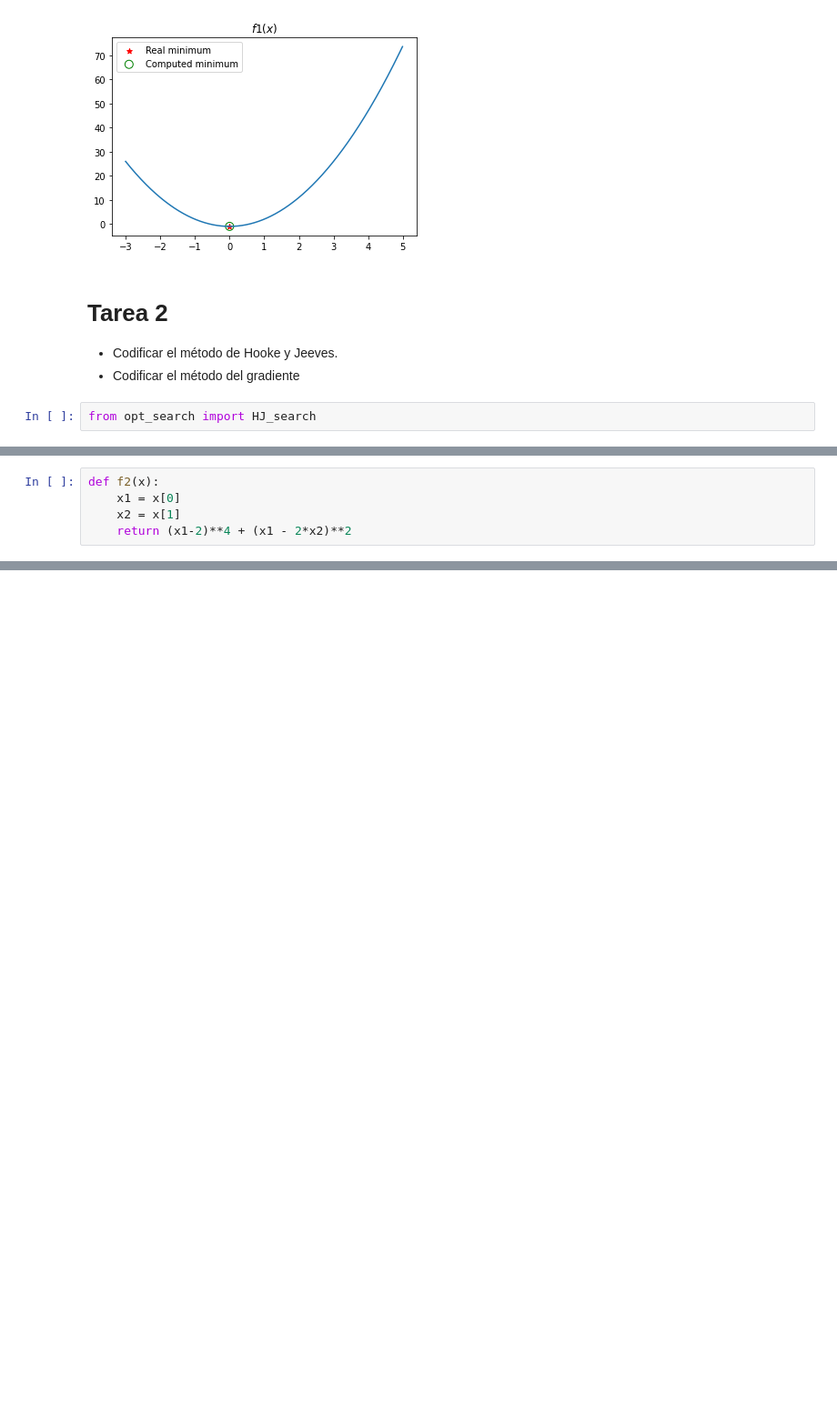
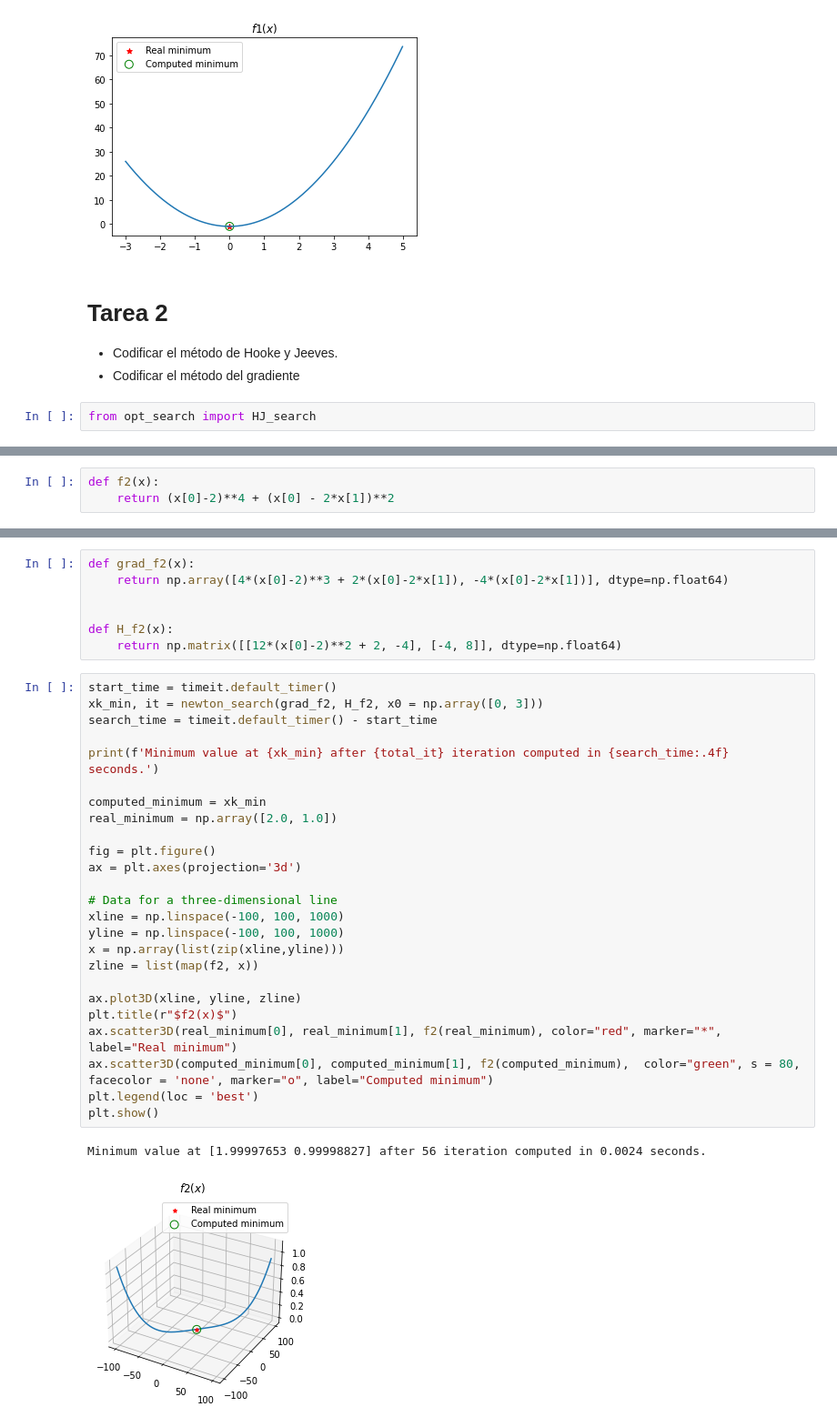
Before and after one commit to glorelvalle/mucd-mg, a Jupyter notebook: opt/p1/opt_search.ipynb, the cells around one changed output, grey strips where cells are left out. Shown at 91% size. Drawn from its saved outputs; the diff is of its cells as text; blank space fills up the shorter version.

```diff
--- a/opt/p1/opt_search.ipynb
+++ b/opt/p1/opt_search.ipynb
@@ -106,7 +108,5 @@ $$f_2(x)= (x_1-2)^4 + (x_1 - 2*x_2)^2$$
 # %%
 def f2(x):
-    x1 = x[0]
-    x2 = x[1]
-    return (x1-2)**4 + (x1 - 2*x2)**2
+    return (x[0]-2)**4 + (x[0] - 2*x[1])**2
 # %%
 start_time = timeit.default_timer()
@@ -137,0 +157,35 @@ Minimum value at [2.10205078 1.05175781] after 67 iteration computed in 0.0001 s
+# %%
+def grad_f2(x):
+    return np.array([4*(x[0]-2)**3 + 2*(x[0]-2*x[1]), -4*(x[0]-2*x[1])], dtype=np.float64)
+
+
+def H_f2(x):
+    return np.matrix([[12*(x[0]-2)**2 + 2, -4], [-4, 8]], dtype=np.float64)
+# %%
+start_time = timeit.default_timer()
+xk_min, it = newton_search(grad_f2, H_f2, x0 = np.array([0, 3]))
+search_time = timeit.default_timer() - start_time
+
+print(f'Minimum value at {xk_min} after {total_it} iteration computed in {search_time:.4f} seconds.')
+
+computed_minimum = xk_min
+real_minimum = np.array([2.0, 1.0])
+
+fig = plt.figure()
+ax = plt.axes(projection='3d')
+
+# Data for a three-dimensional line
+xline = np.linspace(-100, 100, 1000)
+yline = np.linspace(-100, 100, 1000)
+x = np.array(list(zip(xline,yline)))
+zline = list(map(f2, x))
+
+ax.plot3D(xline, yline, zline)
+plt.title(r"$f2(x)$")
+ax.scatter3D(real_minimum[0], real_minimum[1], f2(real_minimum), color="red", marker="*", label="Real minimum")
+ax.scatter3D(computed_minimum[0], computed_minimum[1], f2(computed_minimum),  color="green", s = 80, facecolor = 'none', marker="o", label="Computed minimum")
+plt.legend(loc = 'best')
+plt.show()
+# %% [output]
+Minimum value at [1.99997653 0.99998827] after 56 iteration computed in 0.0024 seconds.
+[figure, added]
```
Also changed, not shown: parts of 12 cells of this notebook, 1 other file.
